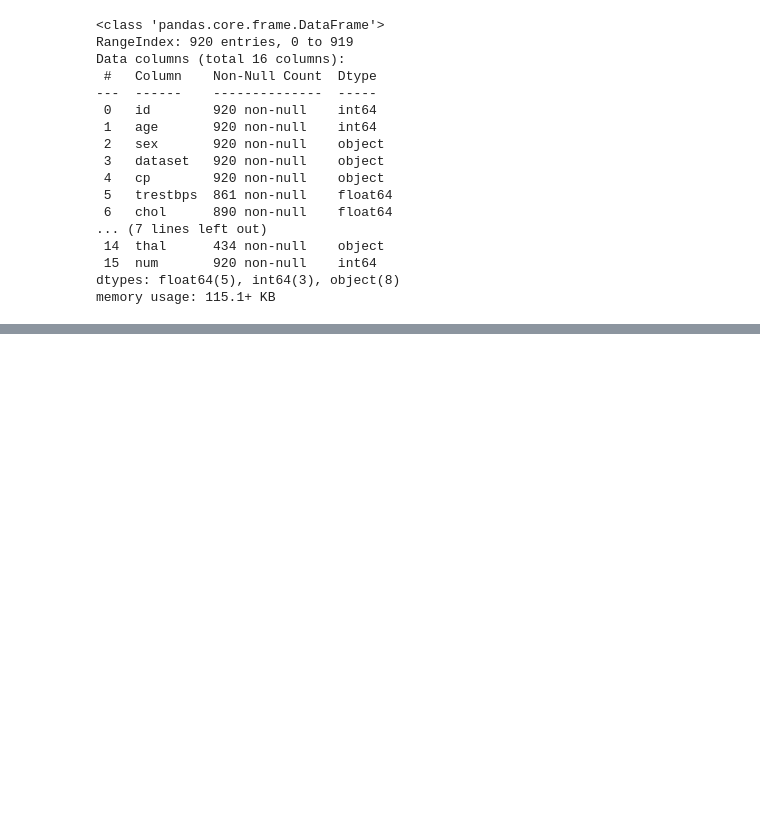
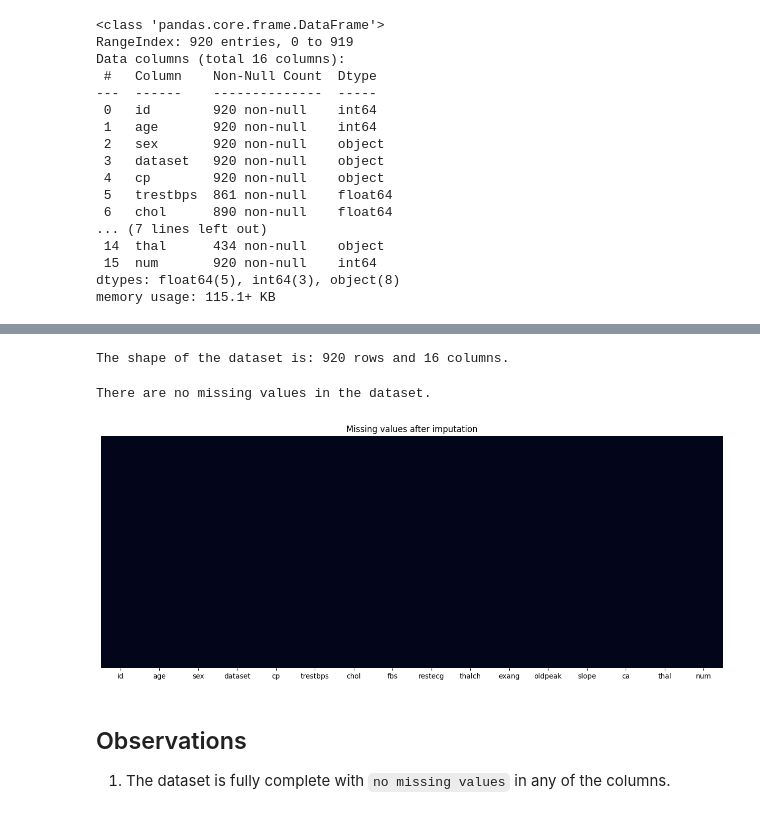
Before and after one commit to HaiderQadri/PYTHON-For-Data-Science_and_AI, a Jupyter notebook: 00_projects/02_heart_disease_prediction/heart_disease_eda_and_prediction.ipynb, the cells around one changed output, grey strips where cells are left out. Drawn from its saved outputs; the diff is of its cells as text; code cells hidden in the pictures; blank space fills up the shorter version.

Commit message:
Heart Disease Prediction

```diff
--- a/00_projects/02_heart_disease_prediction/heart_disease_eda_and_prediction.ipynb
+++ b/00_projects/02_heart_disease_prediction/heart_disease_eda_and_prediction.ipynb
@@ -198,3 +448,62 @@ round(df.isnull().sum()[df.isnull().sum() > 0].sort_values(ascending=False) / le
+# %%
+# create a new dataframe and drop the target variables
+df_encoded_pred = df_missing.drop(['slope', 'ca', 'thal'], axis=1)
+
+# Encode categorical features and predict the missing values
+def encode_and_predict(df, target_variable, model):
+
+    # Initialize label encoder
+    le = LabelEncoder()
+
+    for col in df.columns:
+        if df[col].dtype == 'object':
+            df[col] = le.fit_transform(df[col])
+    df[target_variable] = model.predict(df)
+
+# Encode categorical features and predict the 'slope' column in df_encoded_pred
+encode_and_predict(df_encoded_pred, 'slope', rf_model_slope)
+# Update the 'slope' column in df_missing with the predicted values
+df_missing.loc[:,'slope'] = df_encoded_pred['slope']
+# %%
+# Create a new dataframe and drop the target variables
+df_encoded_pred = df_missing.drop(['ca', 'thal'], axis=1)
+# Encode categorical features and predict the 'ca' column in df_encoded_pred
+encode_and_predict(df_encoded_pred, 'ca', rf_model_ca)
+# Update the 'ca' column in df_missing with the predicted values
+df_missing.loc[:, 'ca'] = df_encoded_pred['ca']
+# %%
+# Create a new dataframe and drop the target variables
+df_encoded_pred = df_missing.drop(['thal'], axis=1)
+# Encode categorical features and predict the 'thal' column in df_encoded_pred
+encode_and_predict(df_encoded_pred, 'thal', rf_model_thal)
+# Update the 'thal' column in df_missing with the predicted values
+df_missing.loc[:, 'thal'] = df_encoded_pred['thal']
+# %%
+# Merge df_clean and df_missing
+df = pd.concat([df_clean, df_missing])
+
+print(f"The shape of the dataset is: {df.shape[0]} rows and {df.shape[1]} columns.")
+# %% [output]
+The shape of the dataset is: 920 rows and 16 columns.
+# %%
+# Display the missing values if any in the dataset for verification
+if df.isnull().sum().sum() == 0:
+    print("There are no missing values in the dataset.")
+else:
+    print("There are missing values in the dataset.")
+# %% [output]
+There are no missing values in the dataset.
+# %%
+# Create a heatmap for df to check missing values
+plt.figure(figsize=(16, 6))
+sns.heatmap(df.isnull(), cbar=False, yticklabels = False)
+plt.title('Missing values after imputation')
+plt.show()
+# %% [output]
+[figure, added]
+# %% [markdown]
+## Observations
+1. The dataset is fully complete with `no missing values` in any of the columns.
 # %%
 df.info()
 # %% [output]
```
Also changed, not shown: parts of 47 cells of this notebook.
